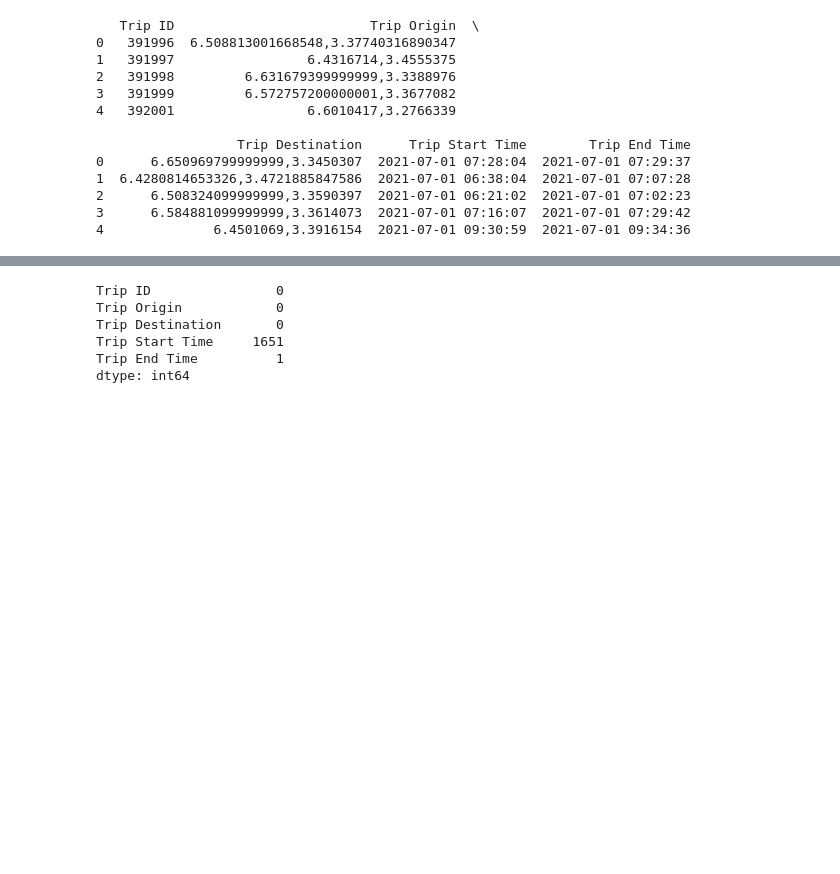
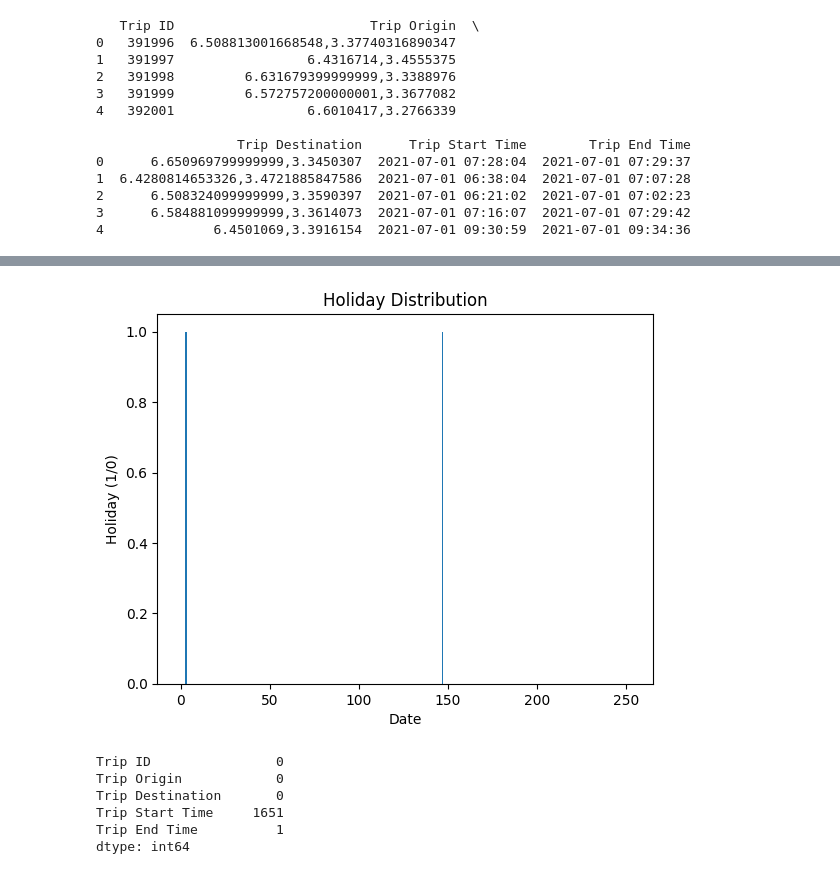
Before and after one commit to Addisu-Alemu/Logistic-optimization-Delivery-drivers-location-optimisation-with-Causal-Inference, a Jupyter notebook: Notebooks/eda.ipynb, the cells around one changed output, grey strips where cells are left out. Saved outputs shown, nothing was run; the diff lists cells and outputs as text; code cells hidden in the pictures; blank space fills up the shorter version.

```diff
--- a/Notebooks/eda.ipynb
+++ b/Notebooks/eda.ipynb
@@ -45,3 +182,7 @@ print(nb_df.head())
+# %%
+plot_holiday(unique_dates)
+# %% [output]
+[figure, added]
 # %%
 # check if there is null values
 
```
Also changed, not shown: parts of 18 cells of this notebook, 15 other files.
